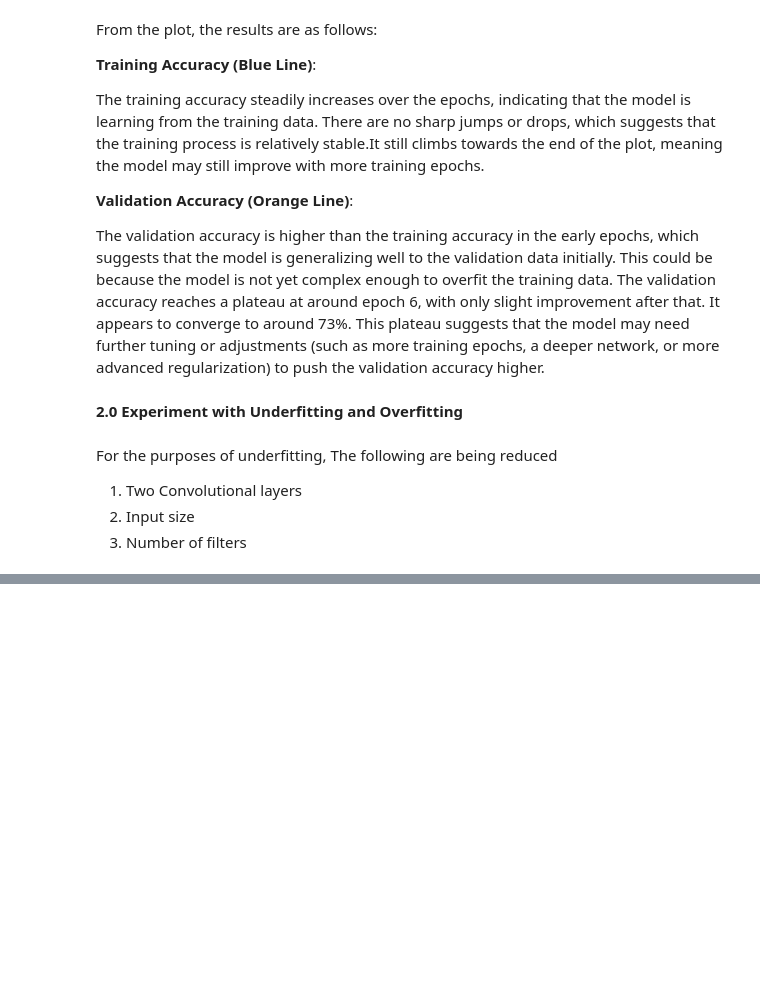
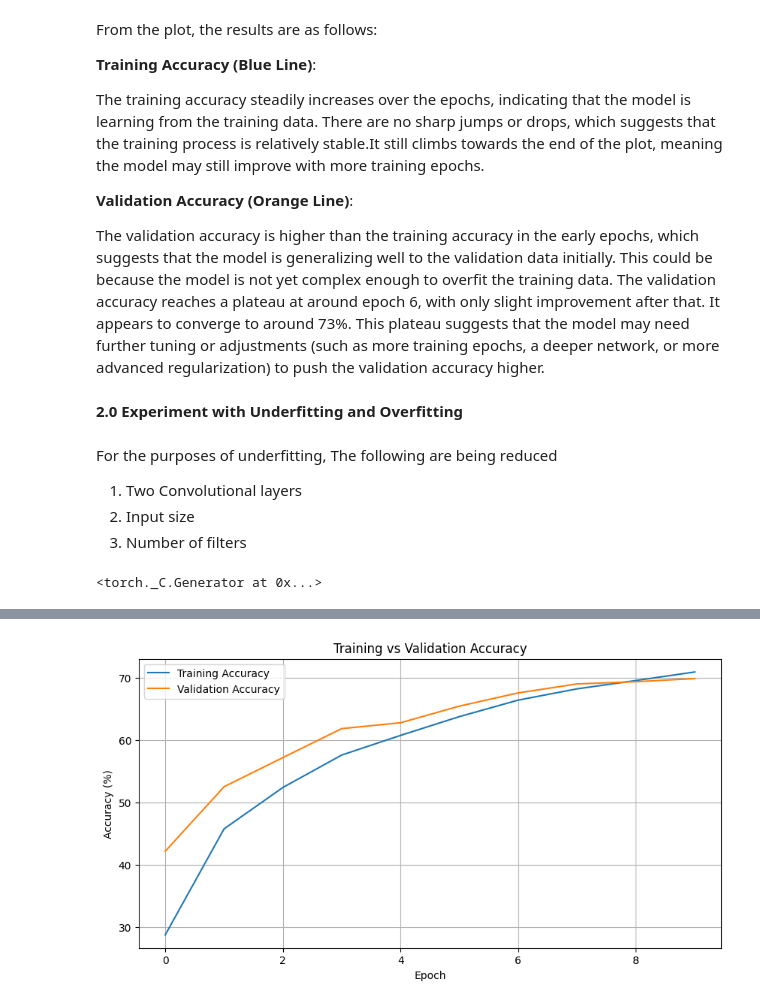
Before and after one commit to AmoguJUduka/MachineLearning, a Jupyter notebook: DeepLearningAssignments/HW3.ipynb, the cells around one changed output, grey strips where cells are left out. Cells and saved outputs as stored; diff of their text form; code cells hidden in the pictures; blank space fills up the shorter version.

```diff
--- a/DeepLearningAssignments/HW3.ipynb
+++ b/DeepLearningAssignments/HW3.ipynb
@@ -295,0 +319,72 @@ For the purposes of underfitting, The following are being reduced
+# %%
+# define the loss function and optimizer
+net = AlexNet_Underfit()
+
+criterion = nn.CrossEntropyLoss()
+optimizer = optim.SGD(net.parameters(), lr=0.01, momentum=0.9)
+# Pick a manual seed for randomization
+torch.manual_seed(41)
+# %% [output]
+<torch._C.Generator at 0x...>
+# %%
+# Initialize lists to store loss and accuracy
+train_accuracies = []
+val_accuracies = []
+
+for epoch in range(num_of_epochs):
+    net.train()
+    running_loss = 0.0
+    correct_train = 0
+    total_train = 0
+
+    # Training loop
+    for i, data in enumerate(trainloader, 0):
+        inputs, labels = data
+        optimizer.zero_grad()
+        outputs = net(inputs)
+        loss = criterion(outputs, labels)
+        loss.backward()
+        optimizer.step()
+        running_loss += loss.item()
+
+        # Calculate training accuracy
+        _, predicted = torch.max(outputs, 1)
+        total_train += labels.size(0)
+        correct_train += (predicted == labels).sum().item()
+
+    # Store training accuracy for the current epoch
+    train_accuracy = 100 * correct_train / total_train
+    train_accuracies.append(train_accuracy)
+
+    # Validation loop
+    net.eval()
+    val_loss = 0.0
+    correct_val = 0
+    total_val = 0
+    with torch.no_grad():
+        for inputs, labels in testloader:
+            outputs = net(inputs)
+            loss = criterion(outputs, labels)
+            val_loss += loss.item()
+            _, predicted = torch.max(outputs, 1)
+            total_val += labels.size(0)
+            correct_val += (predicted == labels).sum().item()
+
+    # Store validation accuracy for the current epoch
+    val_accuracy = 100 * correct_val / total_val
+    val_accuracies.append(val_accuracy)
+
+    # Print statistics for each epoch
+    print(f'Epoch {epoch + 1}, Training Loss: {running_loss / len(trainloader)}, Validation Loss: {val_loss / len(testloader)}, Validation Accuracy: {val_accuracy}')
+
+# Plot training and validation accuracy
+plt.figure(figsize=(10, 5))
+plt.plot(train_accuracies, label='Training Accuracy')
+plt.plot(val_accuracies, label='Validation Accuracy')
+plt.xlabel('Epoch')
+plt.ylabel('Accuracy (%)')
+plt.title('Training vs Validation Accuracy')
+plt.legend()
+plt.grid()
+plt.show()
+# %% [output]
@@ -295,0 +401 @@ For the purposes of underfitting, The following are being reduced
+[figure, added]
```
Also changed, not shown: parts of 7 cells of this notebook.
